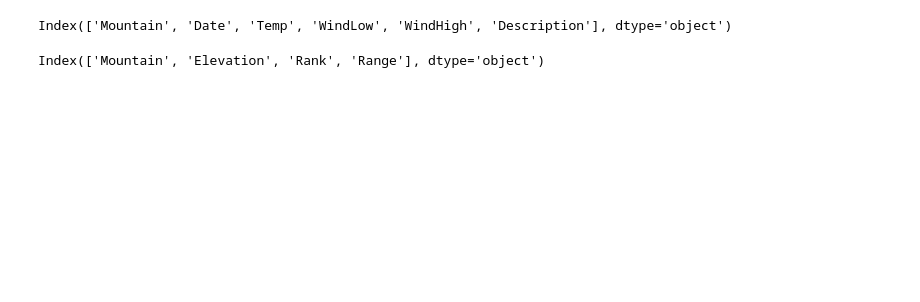
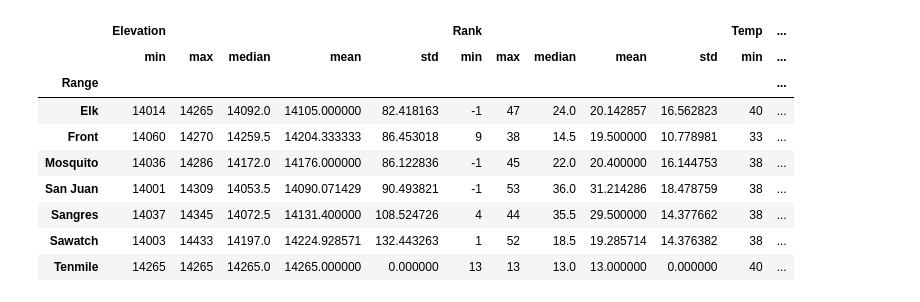
Before and after one commit to chanelle7/ENIAC, a Jupyter notebook: Colorado14ers.ipynb, the cells around one changed output. Cells and saved outputs as stored; diff of their text form; code cells hidden in the pictures; blank space fills up the shorter version.

Commit message:
final groupings and data from web, fun through of dataframes with insight

```diff
--- a/Colorado14ers.ipynb
+++ b/Colorado14ers.ipynb
@@ -14,2 +1,12 @@ mnt = {'Grays Peak': [14270, 9, 'Front'], 'Torreys Peak': [14267, 11, 'Front'],
+# %%
+import pandas as pd
+import numpy as np
+import seaborn as sns
+import mountains
+import matplotlib.pyplot as plt
+plt.style.use('ggplot')
+pd.set_option('display.max_columns', None)
+pd.set_option('display.max_rows', None)
+mountain_detail, routes, weather_data = mountains.call_data()
 # %%
 def to_mountainrte(rte):
@@ -58,0 +49,14 @@ Index(['Mountain', 'Route', 'Class', 'Snow', 'ElevationGain', 'RTMileage'], dtyp
+# %%
+fin_weather = to_mountainwea(weather_data)
+fin_weather.columns = ['Mountain','Date','Temp',
+                     'WindLow','WindHigh','Description']
+fin_weather[["Temp","WindLow","WindLow","WindHigh"]] =\
+fin_weather[["Temp","WindLow","WindLow","WindHigh"]].apply(pd.to_numeric)
+# %%
+
+fin_mountain = pd.DataFrame.from_dict(mountain_detail).T
+fin_mountain.index.name = 'Mountain'
+fin_mountain.columns = ['Elevation','Rank',
+                     'Range']
+fin_mountain.reset_index(level=0, inplace=True)
+fin_mountain
@@ -59,16 +174,24 @@ Index(['Mountain', 'Route', 'Class', 'Snow', 'ElevationGain', 'RTMileage'], dtyp
 # %%
-weather.columns
+fin_weather.columns
+range_weather = fin_mountain.merge(fin_weather,left_on='Mountain',right_on='Mountain')
+agg_weather = fin_weather.groupby('Date').agg({'Temp': ['min', 'max','median','mean','std'], 'WindHigh': ['min', 'max','median','mean','std']})
+#What is the average daytime temp by range
+agg_weather['Temp']
+agg_weather['WindHigh']
+#Is there a relationship to Elevation and high winds
+range_weather[["Temp","WindLow","WindLow","WindHigh","Rank","Elevation"]] = range_weather[["Temp","WindLow","WindLow","WindHigh","Rank","Elevation"]].apply(pd.to_numeric)
+range_weather.groupby('Range').agg({'Elevation':['min', 'max','median','mean','std'],'Rank':['min', 'max','median','mean','std'],'Temp':['min', 'max','median','mean','std'],'WindHigh':['min', 'max','median','mean','std'],'Mountain':['nunique']})
 
-#What is the average daytime temp by range
-#Is there a relationship to Elevation and high winds
 #What is the average temp on each mtn
 #Which temps are in an "enojyable" range
 # %% [output]
-Index(['Mountain', 'Date', 'Temp', 'WindLow', 'WindHigh', 'Description'], dtype='object')
+|  | Elevation |  |  |  |  | Rank |  |  |  |  | Temp | ... |
+|  | min | max | median | mean | std | min | max | median | mean | std | min | ... |
+| Range |  |  |  |  |  |  |  |  |  |  |  | ... |
+| Elk | 14014 | 14265 | 14092.0 | 14105.000000 | 82.418163 | -1 | 47 | 24.0 | 20.142857 | 16.562823 | 40 | ... |
+| Front | 14060 | 14270 | 14259.5 | 14204.333333 | 86.453018 | 9 | 38 | 14.5 | 19.500000 | 10.778981 | 33 | ... |
+| Mosquito | 14036 | 14286 | 14172.0 | 14176.000000 | 86.122836 | -1 | 45 | 22.0 | 20.400000 | 16.144753 | 38 | ... |
+| San Juan | 14001 | 14309 | 14053.5 | 14090.071429 | 90.493821 | -1 | 53 | 36.0 | 31.214286 | 18.478759 | 38 | ... |
+| Sangres | 14037 | 14345 | 14072.5 | 14131.400000 | 108.524726 | 4 | 44 | 35.5 | 29.500000 | 14.377662 | 38 | ... |
+| Sawatch | 14003 | 14433 | 14197.0 | 14224.928571 | 132.443263 | 1 | 52 | 18.5 | 19.285714 | 14.376382 | 38 | ... |
+| Tenmile | 14265 | 14265 | 14265.0 | 14265.000000 | 0.000000 | 13 | 13 | 13.0 | 13.000000 | 0.000000 | 40 | ... |
-# %%
-mountain.columns
-#How many mountains are in each range
-# What is the average rank in each range
-# Which range has the most total elevation
-# %% [output]
-Index(['Mountain', 'Elevation', 'Rank', 'Range'], dtype='object')
```
Also changed, not shown: parts of 11 cells of this notebook, 1 other file.
